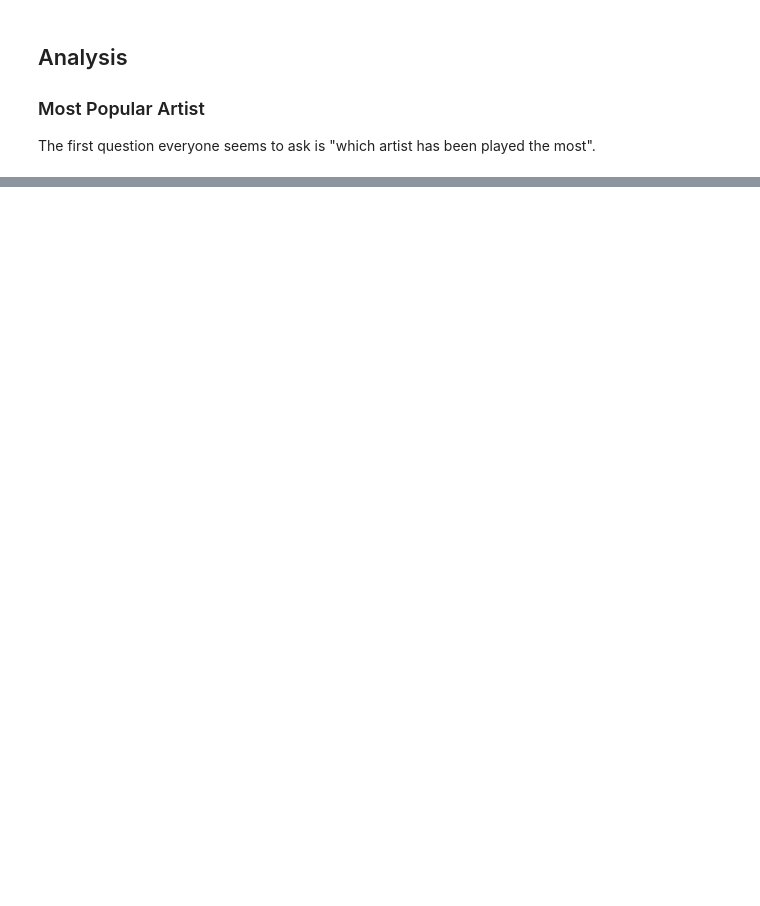
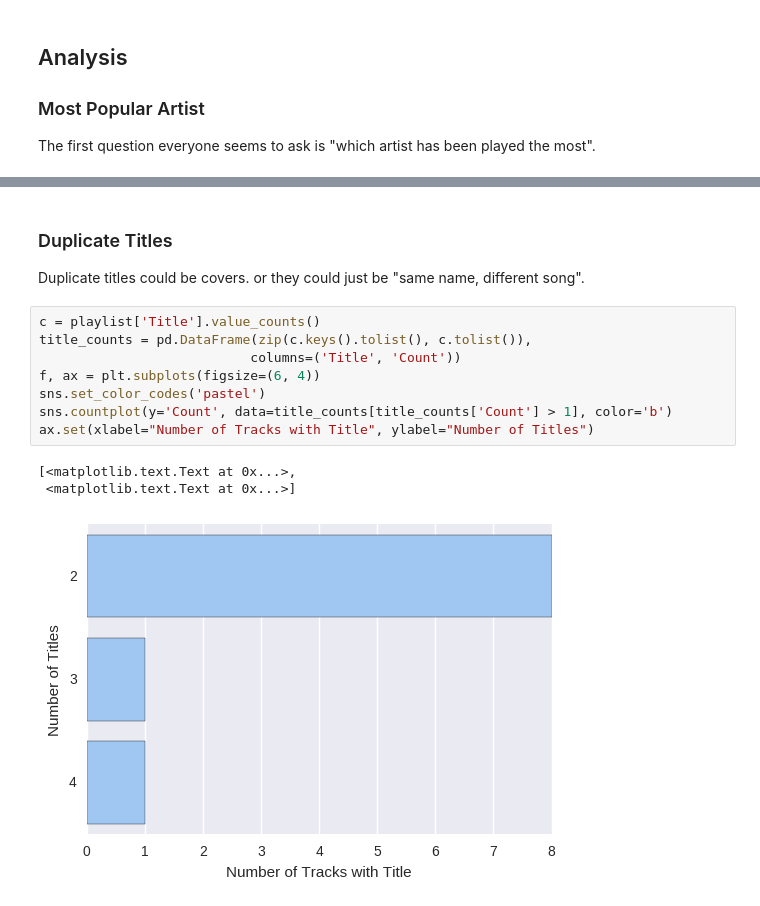
Before and after one commit to asudell/a2z, a Jupyter notebook: 90sA2Z.ipynb, the cells around one changed output, grey strips where cells are left out. Cells and saved outputs as stored; diff of their text form; blank space fills up the shorter version.

```diff
--- a/90sA2Z.ipynb
+++ b/90sA2Z.ipynb
@@ -87,0 +116,15 @@ ax.set(ylabel="Album")
+# %% [markdown]
+### Duplicate Titles
+Duplicate titles could be covers. or they could just be "same name, different song".
+# %%
+c = playlist['Title'].value_counts()
+title_counts = pd.DataFrame(zip(c.keys().tolist(), c.tolist()),
+                           columns=('Title', 'Count'))
+f, ax = plt.subplots(figsize=(6, 4))
+sns.set_color_codes('pastel')
+sns.countplot(y='Count', data=title_counts[title_counts['Count'] > 1], color='b')
+ax.set(xlabel="Number of Tracks with Title", ylabel="Number of Titles")
+# %% [output]
+[<matplotlib.text.Text at 0x...>,
+ <matplotlib.text.Text at 0x...>]
+[figure, added]
```
Also changed, not shown: parts of 13 cells of this notebook, 3 other files.
